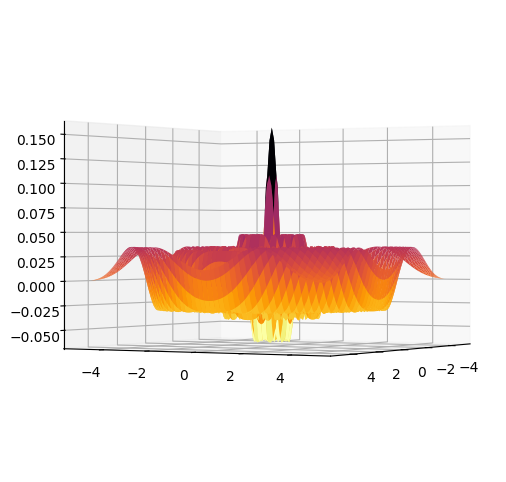
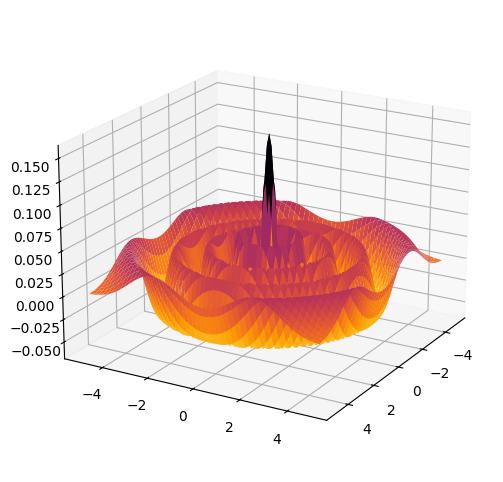
The change to this notebook cell's code, shown as a diff; its figure went from the first image to the second:
--- before
+++ after
@@ -1,9 +1,9 @@
 X = np.arange(-5, 5, 0.1)
 P = np.arange(-5, 5, 0.1)
-Z = state.wigner(0, X, P)
+Z = state_fock.wigner(0, X, P)
 X, P = np.meshgrid(X, P)
 ax = plt.figure(figsize=(8, 6)).add_subplot(projection='3d')
 ax.plot_surface(X, P, Z, cmap='inferno_r')
-ax.view_init(elev=0, azim=30)
+ax.view_init(elev=20, azim=30)
 
 plt.show()

Commit: Added extra commands to accomodate more types of states